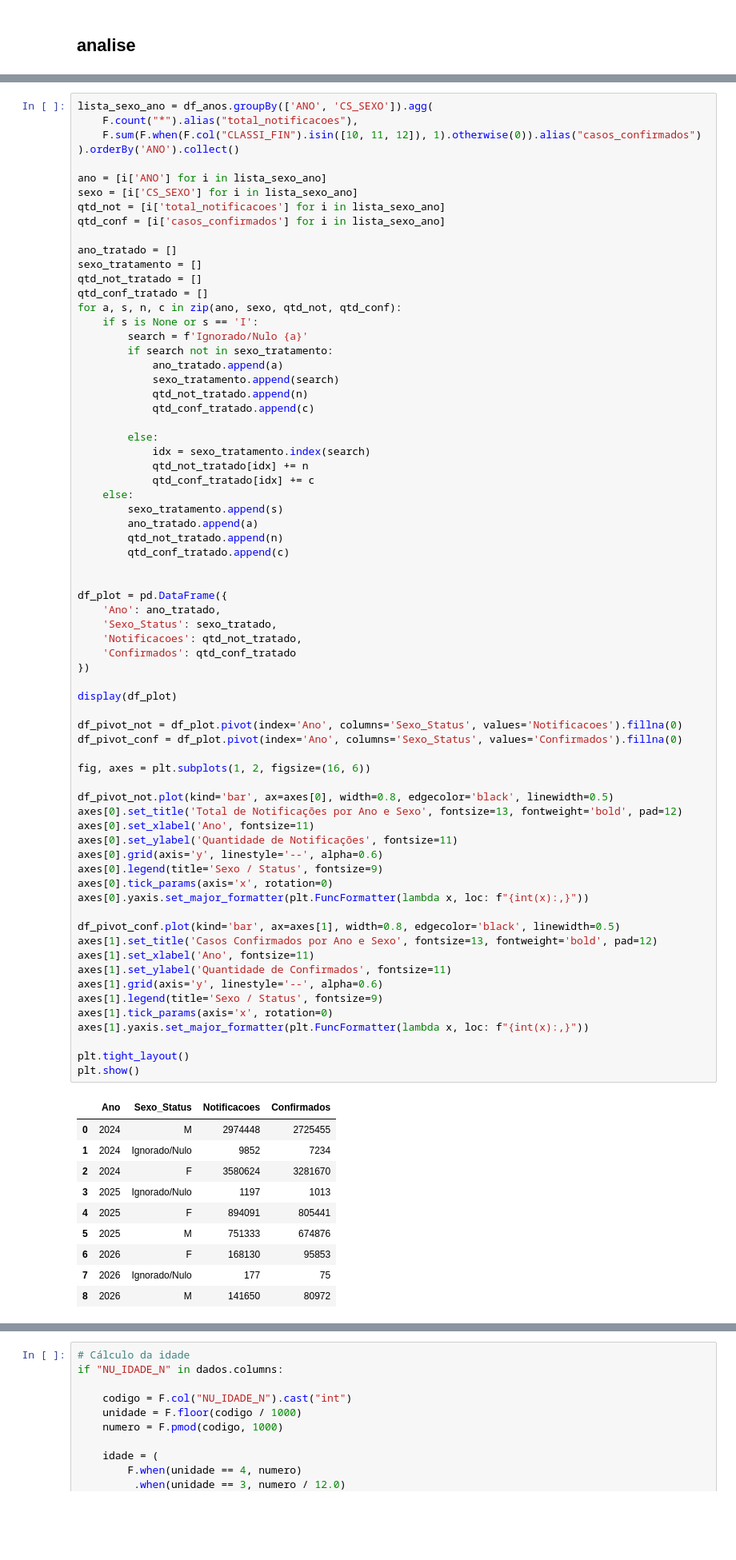
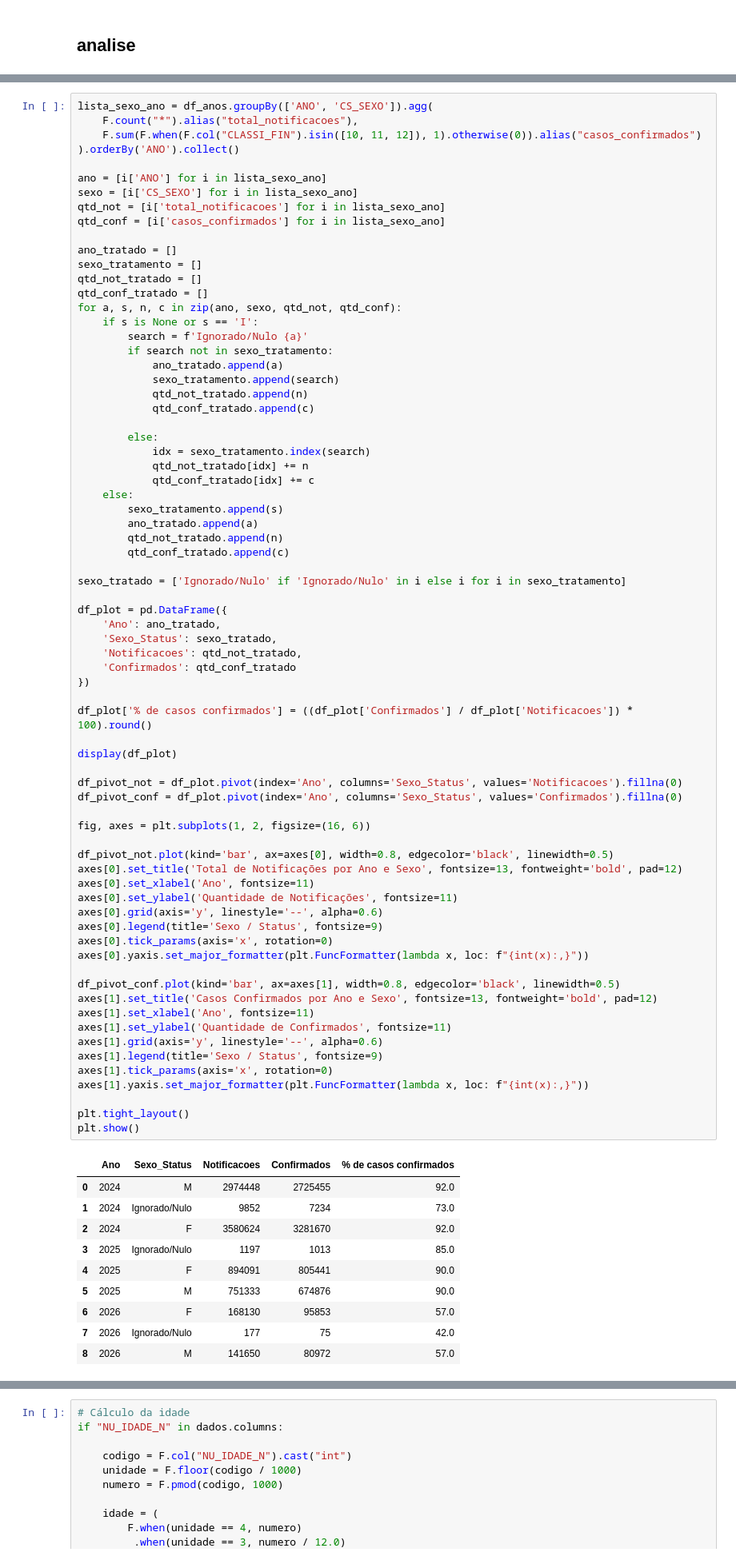
Before and after one commit to LeandroRodriguesCarneiro/pos_graduacao_analise_preparacao_dados, a Jupyter notebook: main.ipynb, the cells around one changed output, grey strips where cells are left out. Shown at 80% size. Saved outputs shown, nothing was run; the diff lists cells and outputs as text; blank space fills up the shorter version.

```diff
--- a/main.ipynb
+++ b/main.ipynb
@@ -477,6 +477,7 @@ for a, s, n, c in zip(ano, sexo, qtd_not, qtd_conf):
         qtd_not_tratado.append(n)
         qtd_conf_tratado.append(c)
 
+sexo_tratado = ['Ignorado/Nulo' if 'Ignorado/Nulo' in i else i for i in sexo_tratamento]
 
 df_plot = pd.DataFrame({
     'Ano': ano_tratado,
@@ -484,43 +485,45 @@ df_plot = pd.DataFrame({
     'Notificacoes': qtd_not_tratado,
     'Confirmados': qtd_conf_tratado
 })
+
+df_plot['% de casos confirmados'] = ((df_plot['Confirmados'] / df_plot['Notificacoes']) * 100).round()
 
 display(df_plot)
 
 df_pivot_not = df_plot.pivot(index='Ano', columns='Sexo_Status', values='Notificacoes').fillna(0)
 df_pivot_conf = df_plot.pivot(index='Ano', columns='Sexo_Status', values='Confirmados').fillna(0)
 
 fig, axes = plt.subplots(1, 2, figsize=(16, 6))
 
 df_pivot_not.plot(kind='bar', ax=axes[0], width=0.8, edgecolor='black', linewidth=0.5)
 axes[0].set_title('Total de Notificações por Ano e Sexo', fontsize=13, fontweight='bold', pad=12)
 axes[0].set_xlabel('Ano', fontsize=11)
 axes[0].set_ylabel('Quantidade de Notificações', fontsize=11)
 axes[0].grid(axis='y', linestyle='--', alpha=0.6)
 axes[0].legend(title='Sexo / Status', fontsize=9)
 axes[0].tick_params(axis='x', rotation=0)
 axes[0].yaxis.set_major_formatter(plt.FuncFormatter(lambda x, loc: f"{int(x):,}"))
 
 df_pivot_conf.plot(kind='bar', ax=axes[1], width=0.8, edgecolor='black', linewidth=0.5)
 axes[1].set_title('Casos Confirmados por Ano e Sexo', fontsize=13, fontweight='bold', pad=12)
 axes[1].set_xlabel('Ano', fontsize=11)
 axes[1].set_ylabel('Quantidade de Confirmados', fontsize=11)
 axes[1].grid(axis='y', linestyle='--', alpha=0.6)
 axes[1].legend(title='Sexo / Status', fontsize=9)
 axes[1].tick_params(axis='x', rotation=0)
 axes[1].yaxis.set_major_formatter(plt.FuncFormatter(lambda x, loc: f"{int(x):,}"))
 
 plt.tight_layout()
 plt.show()
 # %% [output]
-|  | Ano | Sexo_Status | Notificacoes | Confirmados |
-| 0 | 2024 | M | 2974448 | 2725455 |
-| 1 | 2024 | Ignorado/Nulo | 9852 | 7234 |
-| 2 | 2024 | F | 3580624 | 3281670 |
-| 3 | 2025 | Ignorado/Nulo | 1197 | 1013 |
-| 4 | 2025 | F | 894091 | 805441 |
-| 5 | 2025 | M | 751333 | 674876 |
-| 6 | 2026 | F | 168130 | 95853 |
-| 7 | 2026 | Ignorado/Nulo | 177 | 75 |
-| 8 | 2026 | M | 141650 | 80972 |
+|  | Ano | Sexo_Status | Notificacoes | Confirmados | % de casos confirmados |
+| 0 | 2024 | M | 2974448 | 2725455 | 92.0 |
+| 1 | 2024 | Ignorado/Nulo | 9852 | 7234 | 73.0 |
+| 2 | 2024 | F | 3580624 | 3281670 | 92.0 |
+| 3 | 2025 | Ignorado/Nulo | 1197 | 1013 | 85.0 |
+| 4 | 2025 | F | 894091 | 805441 | 90.0 |
+| 5 | 2025 | M | 751333 | 674876 | 90.0 |
+| 6 | 2026 | F | 168130 | 95853 | 57.0 |
+| 7 | 2026 | Ignorado/Nulo | 177 | 75 | 42.0 |
+| 8 | 2026 | M | 141650 | 80972 | 57.0 |
 [figure]
```
Also changed, not shown: parts of 4 cells of this notebook.
